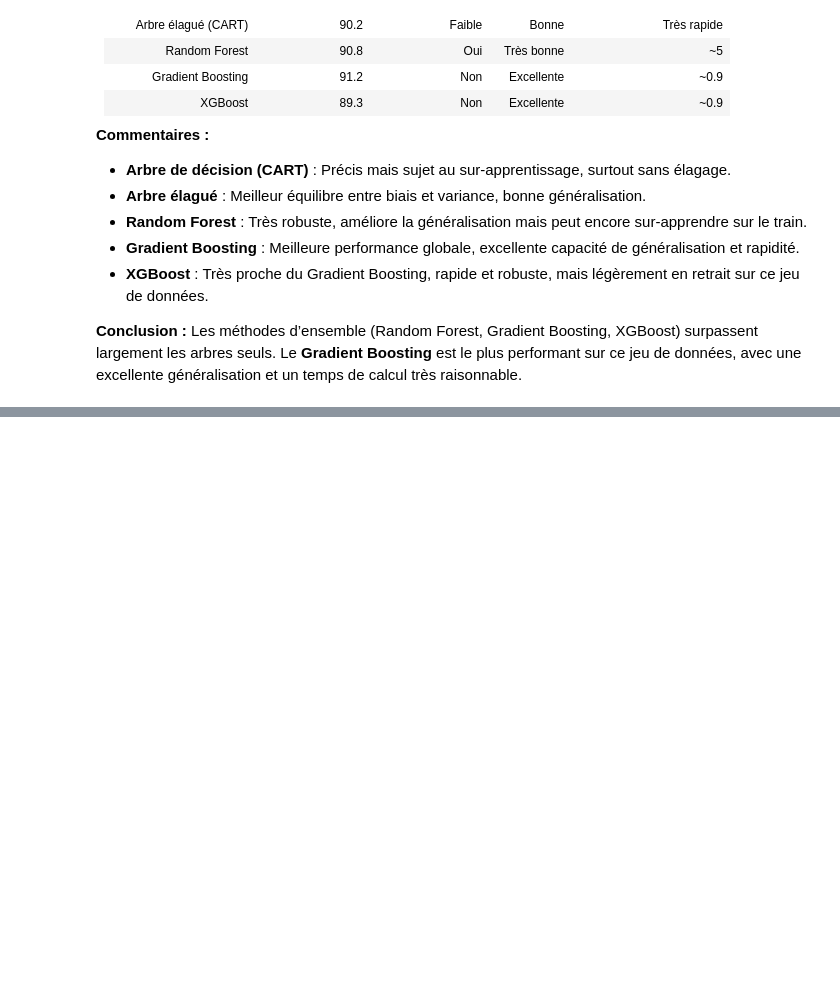
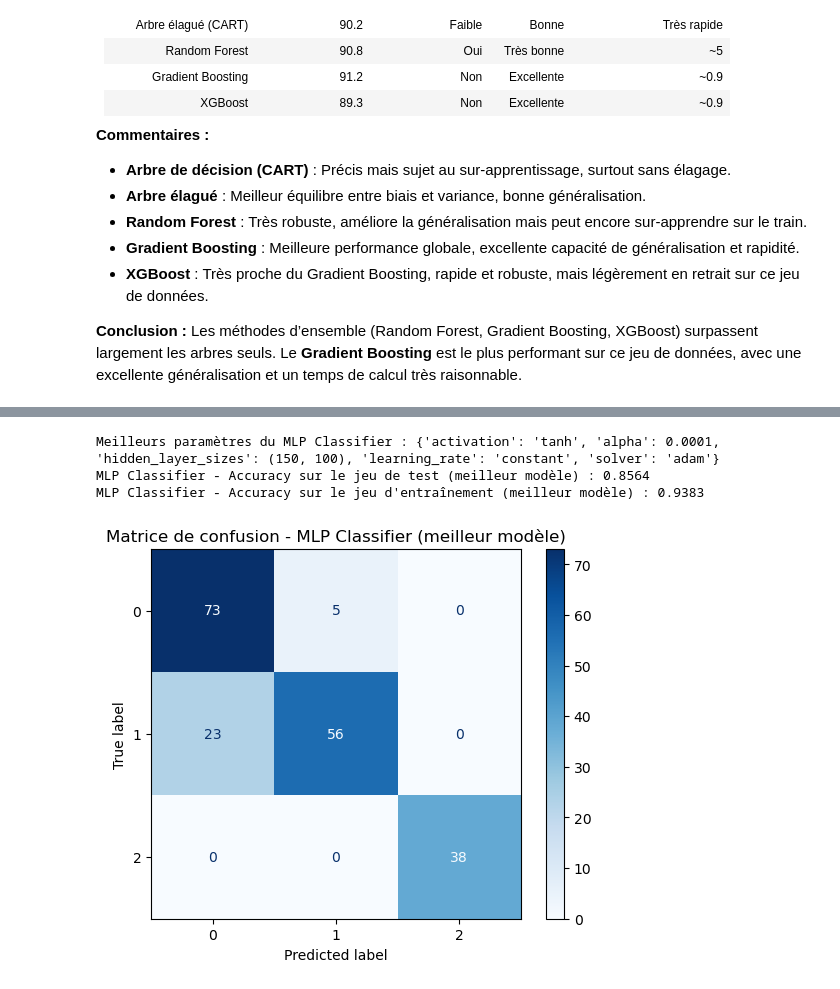
Before and after one commit to Dorianhgn/ProjetML4A, a Jupyter notebook: Experience_Level/Matteo/python.ipynb, the cells around one changed output, grey strips where cells are left out. Saved outputs shown, nothing was run; the diff lists cells and outputs as text; code cells hidden in the pictures; blank space fills up the shorter version.

```diff
--- a/Experience_Level/Matteo/python.ipynb
+++ b/Experience_Level/Matteo/python.ipynb
@@ -758,0 +836,32 @@ Les méthodes d’ensemble (Random Forest, Gradient Boosting, XGBoost) surpassen
+# %%
+#Afficher les paramètres optimaux
+print("Meilleurs paramètres du MLP Classifier :", grid_search.best_params_)
+
+#Fit le meilleur modèle sur l'ensemble d'entraînement
+best_mlp = MLPClassifier(
+    hidden_layer_sizes=grid_search.best_params_['hidden_layer_sizes'],
+    activation=grid_search.best_params_['activation'],
+    solver=grid_search.best_params_['solver'],
+    alpha=grid_search.best_params_['alpha'],
+    learning_rate=grid_search.best_params_['learning_rate'],
+    max_iter=1000,
+    random_state=randomseed
+)
+best_mlp.fit(X_train_exp_level_scale_dummy, y_train_exp_level)
+# Prédire sur le jeu de test
+y_test_pred_best_mlp = best_mlp.predict(X_test_exp_level_scale_dummy)
+# Évaluer le modèle
+accuracy_test_best_mlp = accuracy_score(y_test_exp_level, y_test_pred_best_mlp)
+print("MLP Classifier - Accuracy sur le jeu de test (meilleur modèle) :", round(accuracy_test_best_mlp, 4))
+# Accuracy sur le jeu d'entraînement
+accuracy_train_best_mlp = accuracy_score(y_train_exp_level, best_mlp.predict(X_train_exp_level_scale_dummy))
+print("MLP Classifier - Accuracy sur le jeu d'entraînement (meilleur modèle) :", round(accuracy_train_best_mlp, 4))
+#Afficher la matrice de confusion
+ConfusionMatrixDisplay(confusion_matrix(y_test_exp_level, y_test_pred_best_mlp)).plot(cmap="Blues")
+plt.title("Matrice de confusion - MLP Classifier (meilleur modèle)")
+plt.show()
+# %% [output]
+Meilleurs paramètres du MLP Classifier : {'activation': 'tanh', 'alpha': 0.0001, 'hidden_layer_sizes': (150, 100), 'learning_rate': 'constant', 'solver': 'adam'}
+MLP Classifier - Accuracy sur le jeu de test (meilleur modèle) : 0.8564
+MLP Classifier - Accuracy sur le jeu d'entraînement (meilleur modèle) : 0.9383
+[figure, added]
```
Also changed, not shown: parts of 7 cells of this notebook.
